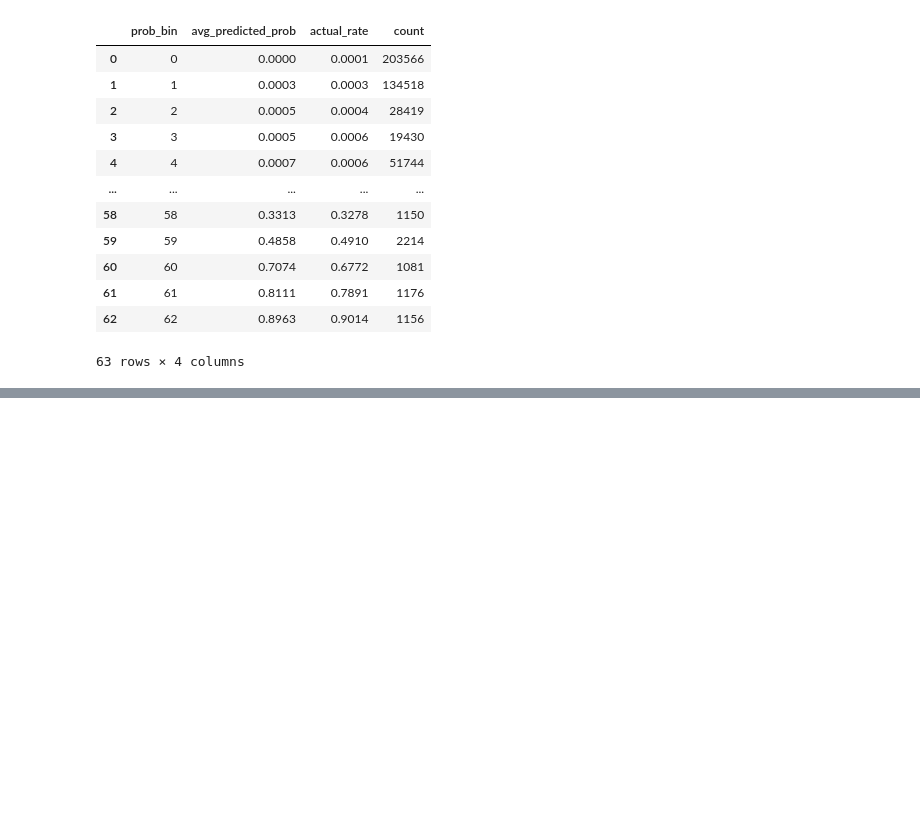
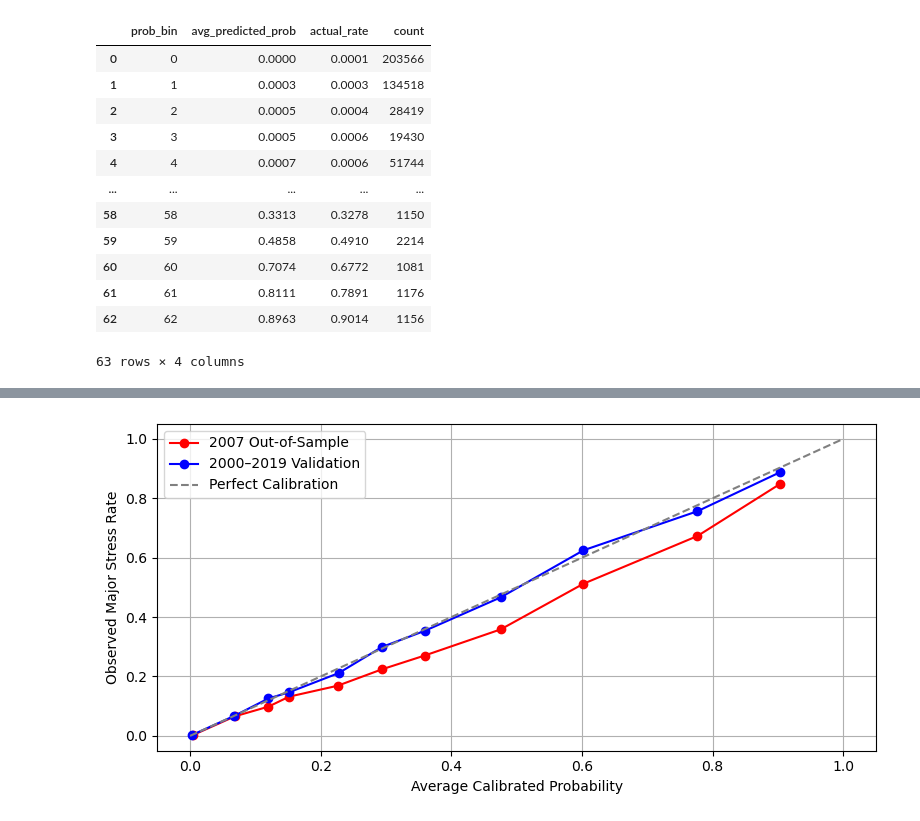
Before and after one commit to SeanVilloresi/freddie-data, a Jupyter notebook: Stress.ipynb, the cells around one changed output, grey strips where cells are left out. Saved outputs shown, nothing was run; the diff lists cells and outputs as text; code cells hidden in the pictures; blank space fills up the shorter version.

```diff
--- a/Stress.ipynb
+++ b/Stress.ipynb
@@ -636,0 +688,69 @@ save_thresholds(intervals, bin_probs, 'calibration_thresholds.json')
+# %%
+import pandas as pd
+import matplotlib.pyplot as plt
+
+# 2007 out-of-sample calibration summary
+data_2007 = {
+    'fixed_bin': [
+        "0–5%", "5–10%", "10–15%", "15–20%", "20–25%", "25–30%",
+        "35–40%", "45–50%", "60–65%", "75–80%", "90–95%"
+    ],
+    'avg_calibrated_prob': [
+        0.003736, 0.068917, 0.119933, 0.151732, 0.225962, 0.293907,
+        0.359189, 0.475508, 0.602151, 0.776583, 0.903341
+    ],
+    'actual_rate': [
+        0.002012, 0.066065, 0.098422, 0.132121, 0.168831, 0.224189,
+        0.270538, 0.358543, 0.512195, 0.672757, 0.848485
+    ]
+}
+df_2007 = pd.DataFrame(data_2007)
+
+# 2000–2019 validation calibration summary
+data_val = {
+    'fixed_bin': [
+        "0–5%", "5–10%", "10–15%", "15–20%", "20–25%", "25–30%",
+        "35–40%", "45–50%", "60–65%", "75–80%", "90–95%"
+    ],
+    'avg_calibrated_prob': [
+        0.003585, 0.067810, 0.119888, 0.151732, 0.227356, 0.293907,
+        0.359189, 0.475508, 0.602151, 0.776583, 0.903341
+    ],
+    'actual_rate': [
+        0.003550, 0.067429, 0.125853, 0.146913, 0.211234, 0.299389,
+        0.353591, 0.466325, 0.624753, 0.756246, 0.887776
+    ]
+}
+df_val = pd.DataFrame(data_val)
+
+# Sort by avg_calibrated_prob to ensure the lines connect in order
+df_2007 = df_2007.sort_values('avg_calibrated_prob')
+df_val = df_val.sort_values('avg_calibrated_prob')
+
+# Plot both curves on the same figure
+plt.figure(figsize=(8, 4))
+
+plt.plot(
+    df_2007['avg_calibrated_prob'],
+    df_2007['actual_rate'],
+    '-o', color='red', label='2007 Out-of-Sample'
+)
+
+plt.plot(
+    df_val['avg_calibrated_prob'],
+    df_val['actual_rate'],
+    '-o', color='blue', label='2000–2019 Validation'
+)
+
+# Perfect calibration line
+plt.plot([0, 1], [0, 1], '--', color='gray', label='Perfect Calibration')
+
+plt.xlabel("Average Calibrated Probability")
+plt.ylabel("Observed Major Stress Rate")
+# plt.title("Calibration Curves: Validation vs. 2007 Out-of-Sample")
+plt.legend()
+plt.grid(True)
+plt.tight_layout()
+plt.savefig("Charts/stresscalibration.png")
+# %% [output]
+[figure, added]
```
Also changed, not shown: parts of 1 cell of this notebook, 10 other files.
